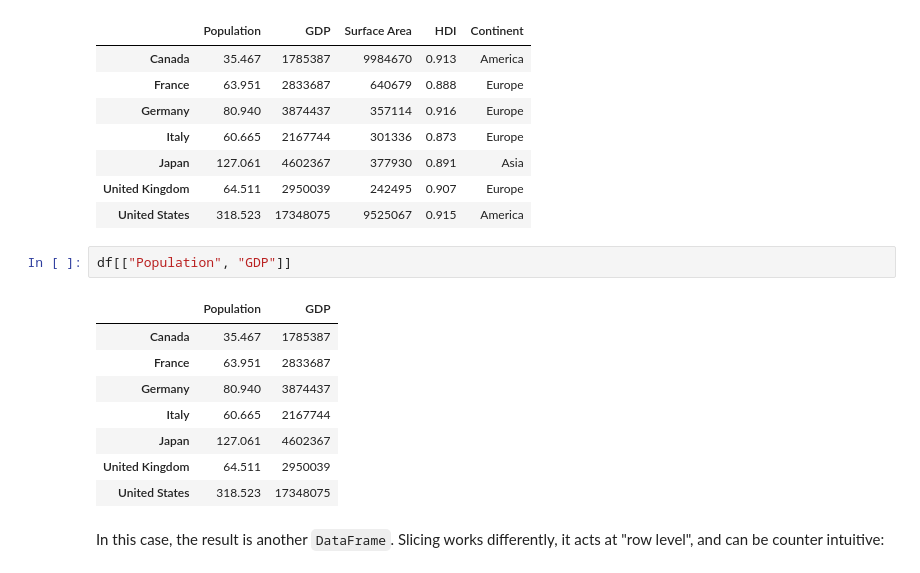
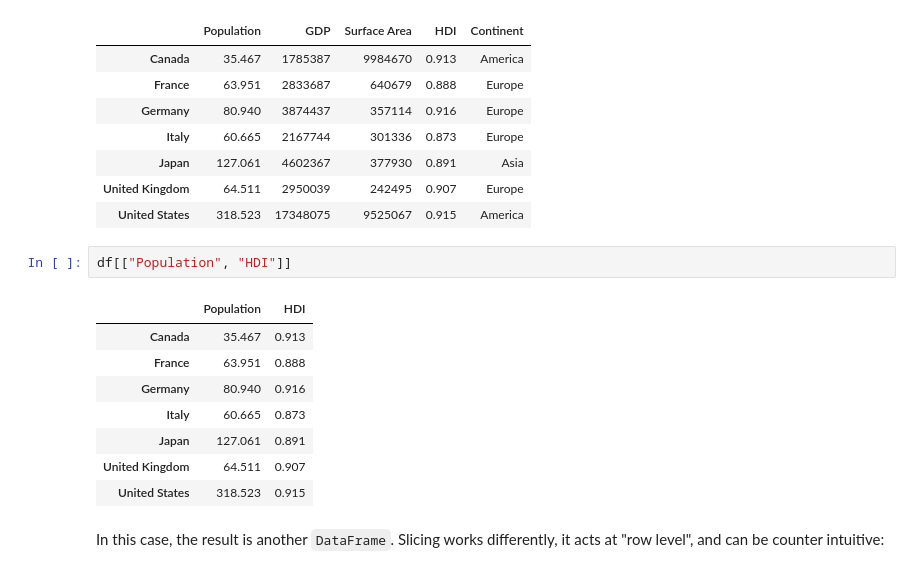
Before and after one commit to hh-blaire-cho/ds101_2025Jun, a Jupyter notebook: 06_Pandas_Intro_DataFrame.ipynb, the cells around one changed output. Drawn from its saved outputs; the diff is of its cells as text.

```diff
--- a/06_Pandas_Intro_DataFrame.ipynb
+++ b/06_Pandas_Intro_DataFrame.ipynb
@@ -544,16 +527,16 @@ df  # recall
 | United Kingdom | 64.511 | 2950039 | 242495 | 0.907 | Europe |
 | United States | 318.523 | 17348075 | 9525067 | 0.915 | America |
 # %%
-df[["Population", "GDP"]]
+df[["Population", "HDI"]]
 # %% [output]
-|  | Population | GDP |
-| Canada | 35.467 | 1785387 |
-| France | 63.951 | 2833687 |
-| Germany | 80.940 | 3874437 |
-| Italy | 60.665 | 2167744 |
-| Japan | 127.061 | 4602367 |
-| United Kingdom | 64.511 | 2950039 |
-| United States | 318.523 | 17348075 |
+|  | Population | HDI |
+| Canada | 35.467 | 0.913 |
+| France | 63.951 | 0.888 |
+| Germany | 80.940 | 0.916 |
+| Italy | 60.665 | 0.873 |
+| Japan | 127.061 | 0.891 |
+| United Kingdom | 64.511 | 0.907 |
+| United States | 318.523 | 0.915 |
 # %% [markdown]
 In this case, the result is another `DataFrame`. Slicing works differently, it acts at "row level", and can be counter intuitive:
 # %%
```
Also changed, not shown: parts of 31 cells of this notebook, 3 other files.
